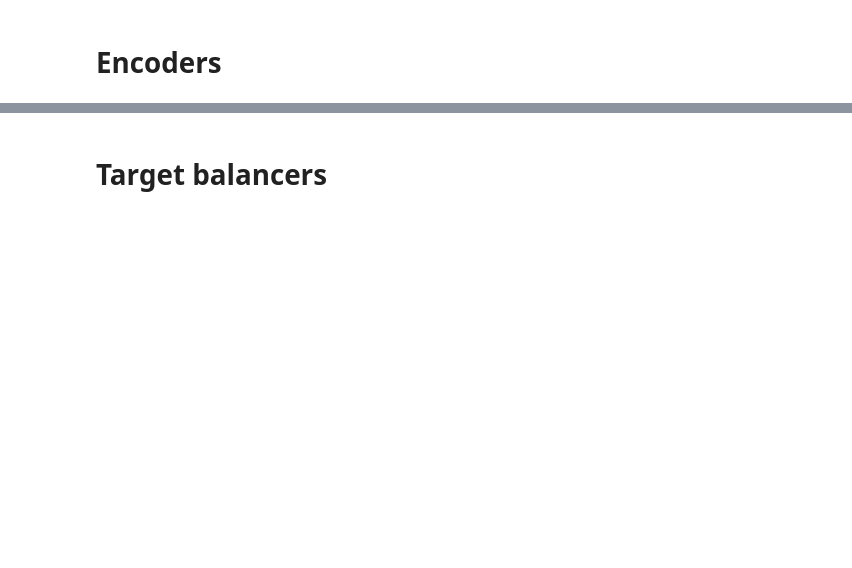
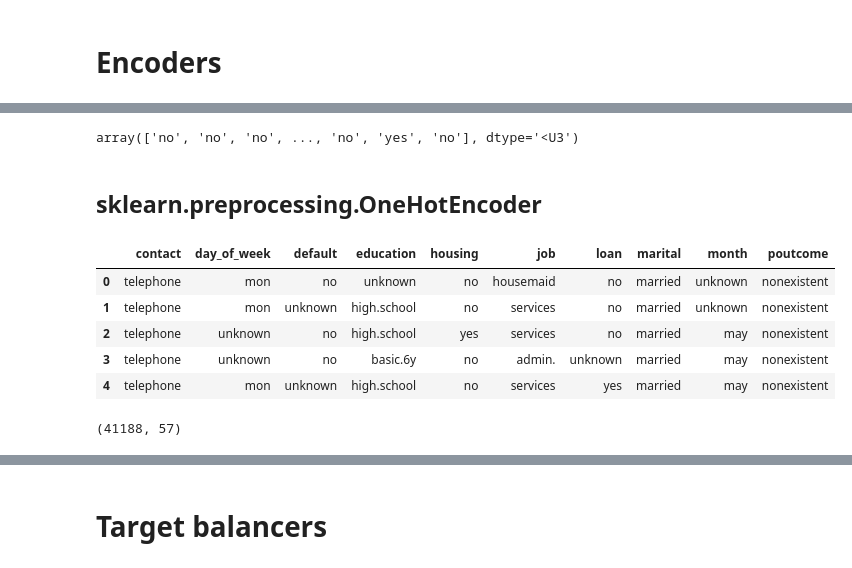
Before and after one commit to IooHooI/DATA_PREPARATION, a Jupyter notebook: notebooks/FEATURE_PROCESSING.ipynb, the cells around one changed output, grey strips where cells are left out. Saved outputs shown, nothing was run; the diff lists cells and outputs as text; code cells hidden in the pictures; blank space fills up the shorter version.

```diff
--- a/notebooks/FEATURE_PROCESSING.ipynb
+++ b/notebooks/FEATURE_PROCESSING.ipynb
@@ -676,0 +784,6 @@ plt.show()
+# %%
+y_original
+# %% [output]
+array(['no', 'no', 'no', ..., 'no', 'yes', 'no'], dtype='<U3')
+# %% [markdown]
+## sklearn.preprocessing.OneHotEncoder
@@ -676,0 +792,9 @@ plt.show()
+# %%
+categorials_with_constant_imputed.head()
+# %% [output]
+|  | contact | day_of_week | default | education | housing | job | loan | marital | month | poutcome |
+| 0 | telephone | mon | no | unknown | no | housemaid | no | married | unknown | nonexistent |
+| 1 | telephone | mon | unknown | high.school | no | services | no | married | unknown | nonexistent |
+| 2 | telephone | unknown | no | high.school | yes | services | no | married | may | nonexistent |
+| 3 | telephone | unknown | no | basic.6y | no | admin. | unknown | married | may | nonexistent |
+| 4 | telephone | mon | unknown | high.school | no | services | yes | married | may | nonexistent |
@@ -676,0 +803,4 @@ plt.show()
+# %%
+categorials_with_constant_imputed_one_hot_encoded.shape
+# %% [output]
+(41188, 57)
```
Also changed, not shown: parts of 95 cells of this notebook.
